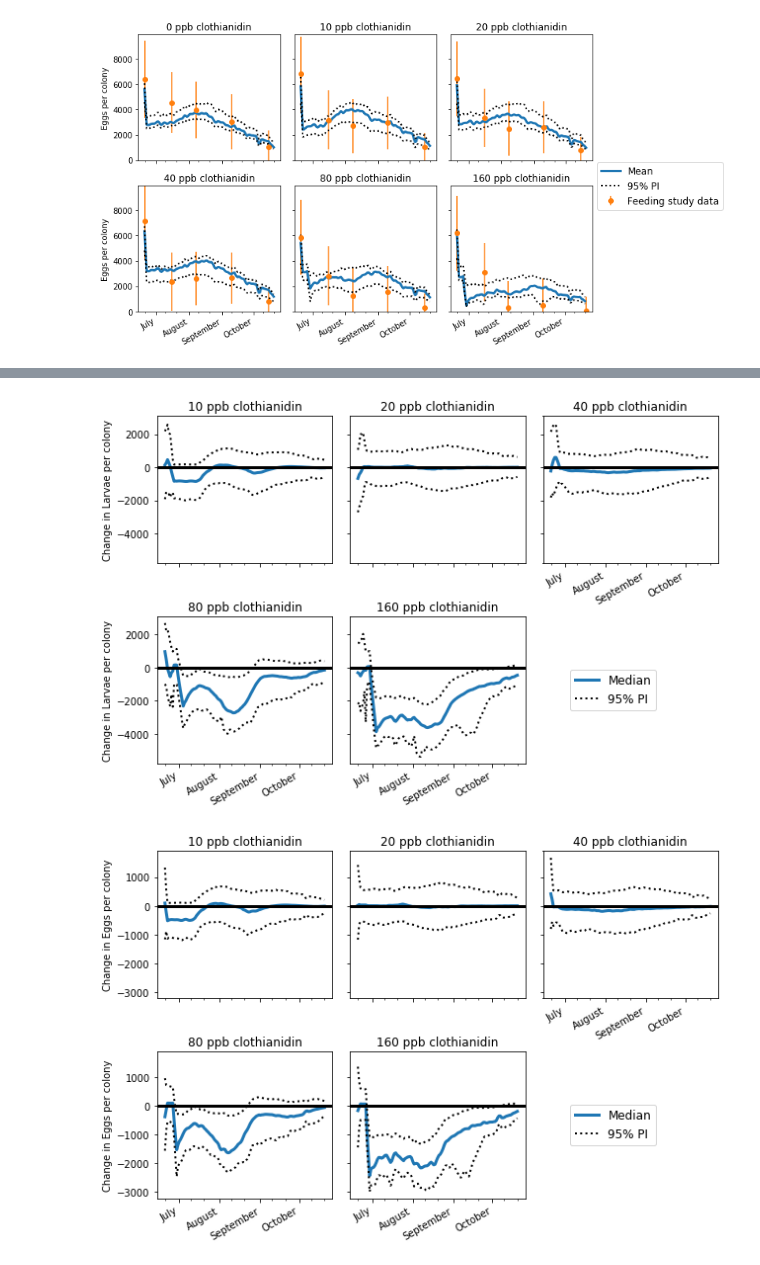
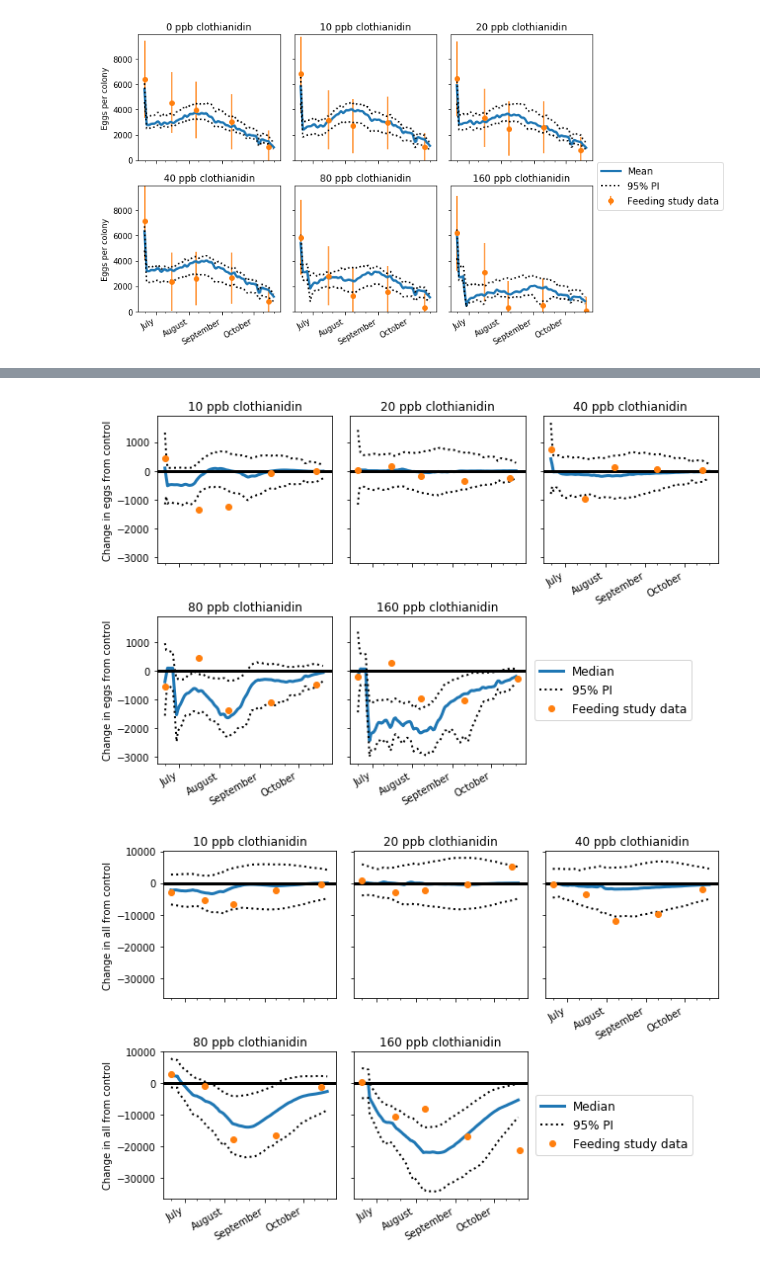
Before and after one commit to JeffreyMinucci/bee_neonic_abc, a Jupyter notebook: results_and_visuals.ipynb, the cells around one changed output, grey strips where cells are left out. Cells and saved outputs as stored; diff of their text form; code cells hidden in the pictures.

Commit message:
add field points to contrast plots, calculate sig diff period

```diff
--- a/results_and_visuals.ipynb
+++ b/results_and_visuals.ipynb
@@ -698,16 +698,27 @@ def plot_pop_predictions(response, df, w, field_data, lower, upper, pi=True, sav
 def convert_data_dict(data_dict):
     """
     Convert the dictionary of study populations by trt and time
-    into a 3d array (treatment x time x response var)
+    into a 3d array (treatment x time x response var). Also add
+    a mean for all individuals
     """
     out = {}
     for stat in ["mean", "sd"]:
         out_stat = np.empty([6, 4, 5])
-        for h, h_str in enumerate(["Adults", "Pupae", "Larvae", "Eggs"]): #add in "All" here once it's in field data
+        for h, h_str in enumerate(["Adults", "Pupae", "Larvae", "Eggs", "All"]): #add in "All" here once it's in field data
             for i, i_str in enumerate(["0", "10", "20", "40", "80", "160"]):
                 for j, j_str in enumerate(["4", "5", "6", "7"]):
-                    key = i_str+"_"+j_str+"_{}_{}".format(h_str, stat)
-                    out_stat[i,j,h] = data_dict[key]
+                    if h_str == "All":
+                        if stat == "sd":
+                            continue
+                        else:
+                            key_a = i_str+"_"+j_str+"_{}_{}".format("Adults", stat)
+                            key_p = i_str+"_"+j_str+"_{}_{}".format("Pupae", stat)
+                            key_l = i_str+"_"+j_str+"_{}_{}".format("Larvae", stat)
+                            key_e = i_str+"_"+j_str+"_{}_{}".format("Eggs", stat)
+                            out_stat[i,j,h] = data_dict[key_a] + data_dict[key_p] + data_dict[key_l] + data_dict[key_e]
+                    else:
+                        key = i_str+"_"+j_str+"_{}_{}".format(h_str, stat)
+                        out_stat[i,j,h] = data_dict[key]
         out[stat] = out_stat
     return out
 # %%
@@ -746,8 +757,12 @@ plot_pop_predictions('Eggs', df_ug, w, field_data, lower=lower_pi, upper=upper_p
 # %%
 #plot_pop_predictions('All', df_ug, w, field_data, lower=lower_pi, upper=upper_pi, save = False, fig_form='png')
 # %%
-def plot_trt_contrasts(response, df_in, field_data, lower, upper, pi=True, pi_level=95, save=False,  fig_form = 'pdf'):
+def plot_trt_contrasts(response, df_in, field_data, pi=True, pi_level=95, save=False,  fig_form = 'pdf'):
     df = df_in.copy()  # trt x days x sample x response
+    initial_df = pd.read_csv('data/initial_conditions.csv', index_col=0)
+    initial_df['all_mean'] = initial_df['adults_mean'] + initial_df['pupae_mean'] + initial_df['larvae_mean'] + initial_df['eggs_mean']
+    initial_df_delta = initial_df - initial_df.loc[0].values.squeeze()
+    initial_df_delta = initial_df_delta.drop(0,axis=0)
     contrasts = np.subtract(df,df[0,:,:,:])
     contrasts = np.delete(contrasts,0,0) #delete our control row
     upper = np.percentile(contrasts, 100-(100-pi_level)/2, axis=2)
@@ -777,12 +792,15 @@ def plot_trt_contrasts(response, df_in, field_data, lower, upper, pi=True, pi_le
         if pi:
             axs[i].plot(date_range,lower[i,:,resp_index], 'k', linestyle=":", linewidth=2, label="95% PI")
             axs[i].plot(date_range,upper[i,:, resp_index], 'k', linestyle=":", linewidth=2)
+        empirical_pops = np.append(initial_df_delta.loc[int(trt),response.lower()+"_mean"],
+                                   (field_data["mean"][i+1,:,resp_index] - field_data["mean"][i,:,resp_index]))
+        axs[i].plot([start]+field_dates, empirical_pops, 'o',color = 'tab:orange', label = "Feeding study data")
         axs[i].set_title(trt+" ppb clothianidin")
         axs[i].xaxis.set_major_locator(months)
         axs[i].xaxis.set_major_formatter(monthsFmt)
         axs[i].xaxis.set_minor_locator(days)
         if i in [0,3]:
-            axs[i].set(ylabel="Change in {} per colony".format(response))
+            axs[i].set(ylabel="Change in {} from control".format(response.lower()))
     handles, labels = axs[0].get_legend_handles_labels()
     fig.autofmt_xdate()
     plt.setp(axs[2].get_xticklabels(),visible=True, color='black', rotation=30, ha='right')  # format labels for far r plot
@@ -792,3 +810,6 @@ def plot_trt_contrasts(response, df_in, field_data, lower, upper, pi=True, pi_le
         plt.savefig('figures/posterior_predictions/bee_population/{}_contrast.{}'.format(response, fig_form),
                     bbox_extra_artists=(lgd,), bbox_inches='tight', dpi=100)
     plt.show()
+# %%
+field_data = convert_data_dict(study_data_all)
+plot_trt_contrasts('Adults', predictions, field_data, save = True, fig_form='png')
@@ -803,8 +826,8 @@ plot_trt_contrasts('Pupae', predictions, field_data, lower=lower_pi, upper=upper
 # %%
-plot_trt_contrasts('Larvae', predictions, field_data, lower=lower_pi, upper=upper_pi, save = True, fig_form='png')
+plot_trt_contrasts('Eggs', predictions, field_data, save = True, fig_form='png')
 # %% [output]
-[figure, old version]
+[figure, new version]
 # %%
-plot_trt_contrasts('Eggs', predictions, field_data, lower=lower_pi, upper=upper_pi, save = True, fig_form='png')
+plot_trt_contrasts('All', predictions, field_data, save = True, fig_form='png')
 # %% [output]
-[figure, old version]
+[figure, new version]
```
Also changed, not shown: parts of 10 cells of this notebook, 6 other files.
